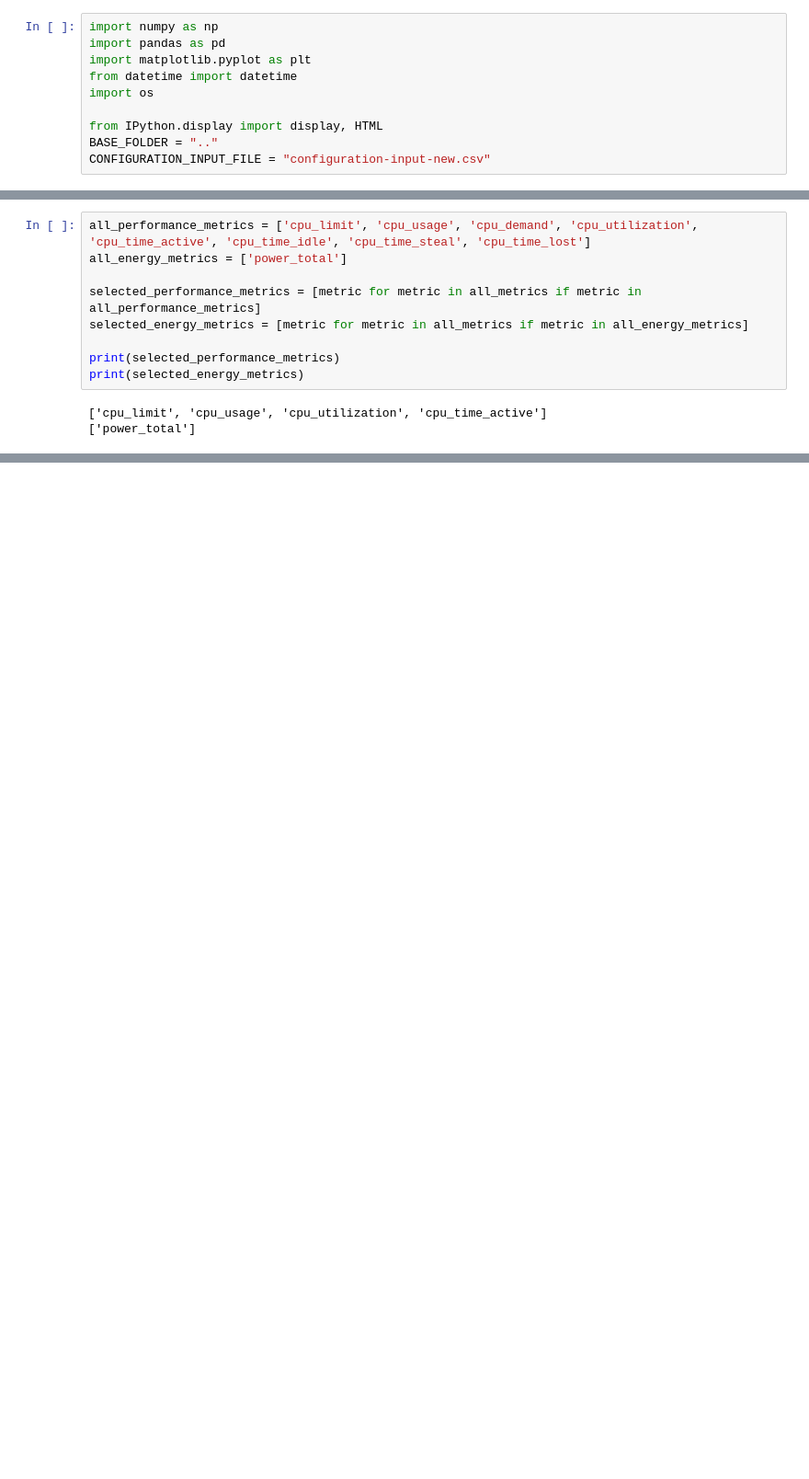
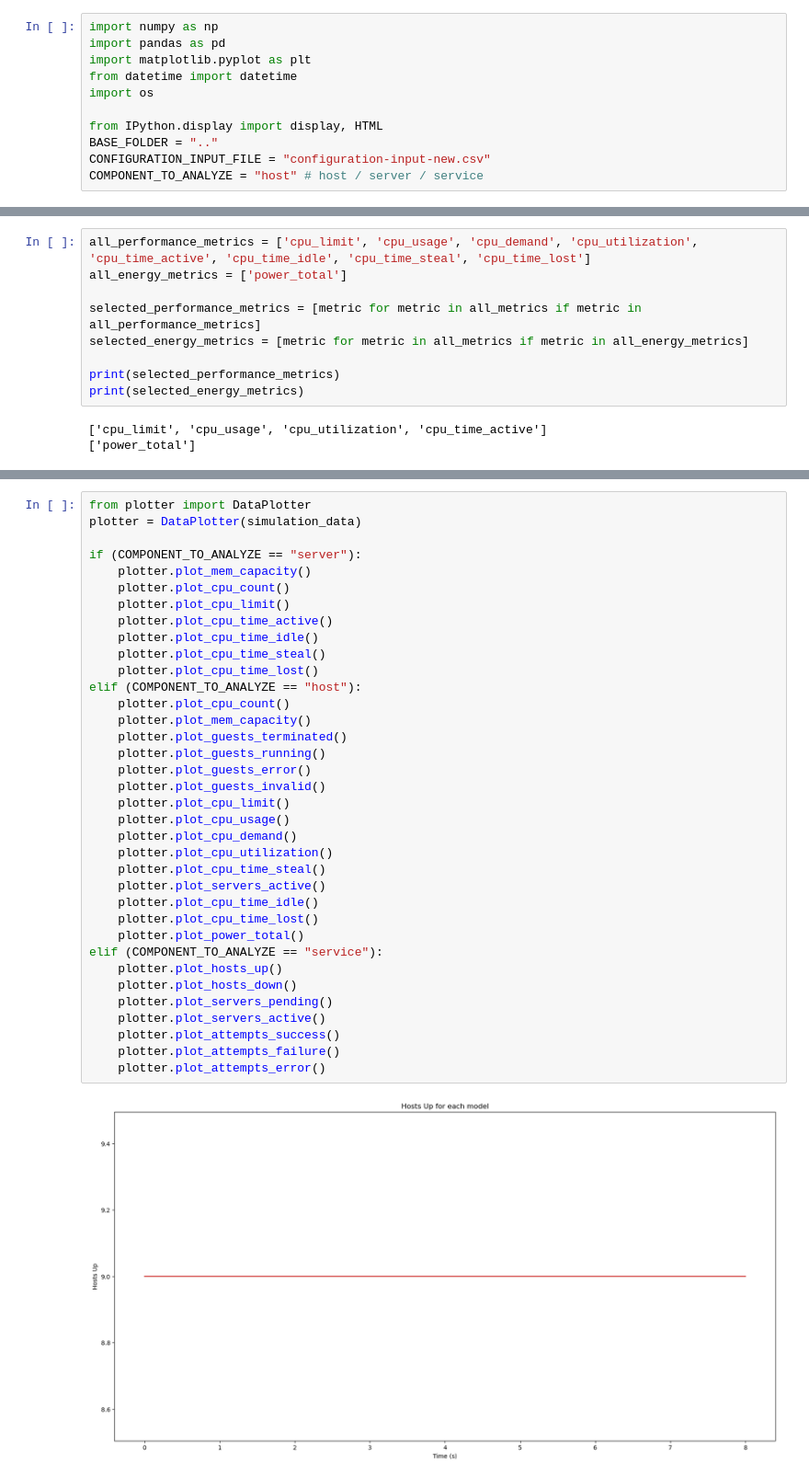
Before and after one commit to Radu-Nicolae/opendc-m3sa, a Jupyter notebook: opendc-experiments/opendc-experiments-metamodel/src/main/Python_scripts/multiModelPlotter-new.ipynb, the cells around one changed output, grey strips where cells are left out. Shown at 92% size. Cells and saved outputs as stored; diff of their text form; blank space fills up the shorter version.

```diff
--- a/opendc-experiments/opendc-experiments-metamodel/src/main/Python_scripts/multiModelPlotter-new.ipynb
+++ b/opendc-experiments/opendc-experiments-metamodel/src/main/Python_scripts/multiModelPlotter-new.ipynb
@@ -8,6 +8,7 @@ import os
 from IPython.display import display, HTML
 BASE_FOLDER = ".."
 CONFIGURATION_INPUT_FILE = "configuration-input-new.csv"
+COMPONENT_TO_ANALYZE = "host" # host / server / service
 # %%
 def list_directories(directory):
     return [d for d in os.listdir(directory) if os.path.isdir(os.path.join(directory, d))]
@@ -90,0 +90,38 @@ simulation_data[0]
+# %%
+from plotter import DataPlotter
+plotter = DataPlotter(simulation_data)
+
+if (COMPONENT_TO_ANALYZE == "server"):
+    plotter.plot_mem_capacity()
+    plotter.plot_cpu_count()
+    plotter.plot_cpu_limit()
+    plotter.plot_cpu_time_active()
+    plotter.plot_cpu_time_idle()
+    plotter.plot_cpu_time_steal()
+    plotter.plot_cpu_time_lost()
+elif (COMPONENT_TO_ANALYZE == "host"):
+    plotter.plot_cpu_count()
+    plotter.plot_mem_capacity()
+    plotter.plot_guests_terminated()
+    plotter.plot_guests_running()
+    plotter.plot_guests_error()
+    plotter.plot_guests_invalid()
+    plotter.plot_cpu_limit()
+    plotter.plot_cpu_usage()
+    plotter.plot_cpu_demand()
+    plotter.plot_cpu_utilization()
+    plotter.plot_cpu_time_steal()
+    plotter.plot_servers_active()
+    plotter.plot_cpu_time_idle()
+    plotter.plot_cpu_time_lost()
+    plotter.plot_power_total()
+elif (COMPONENT_TO_ANALYZE == "service"):
+    plotter.plot_hosts_up()
+    plotter.plot_hosts_down()
+    plotter.plot_servers_pending()
+    plotter.plot_servers_active()
+    plotter.plot_attempts_success()
+    plotter.plot_attempts_failure()
+    plotter.plot_attempts_error()
+# %% [output]
+[figure, added]
```
Also changed, not shown: parts of 2 cells of this notebook, 1 other file.
